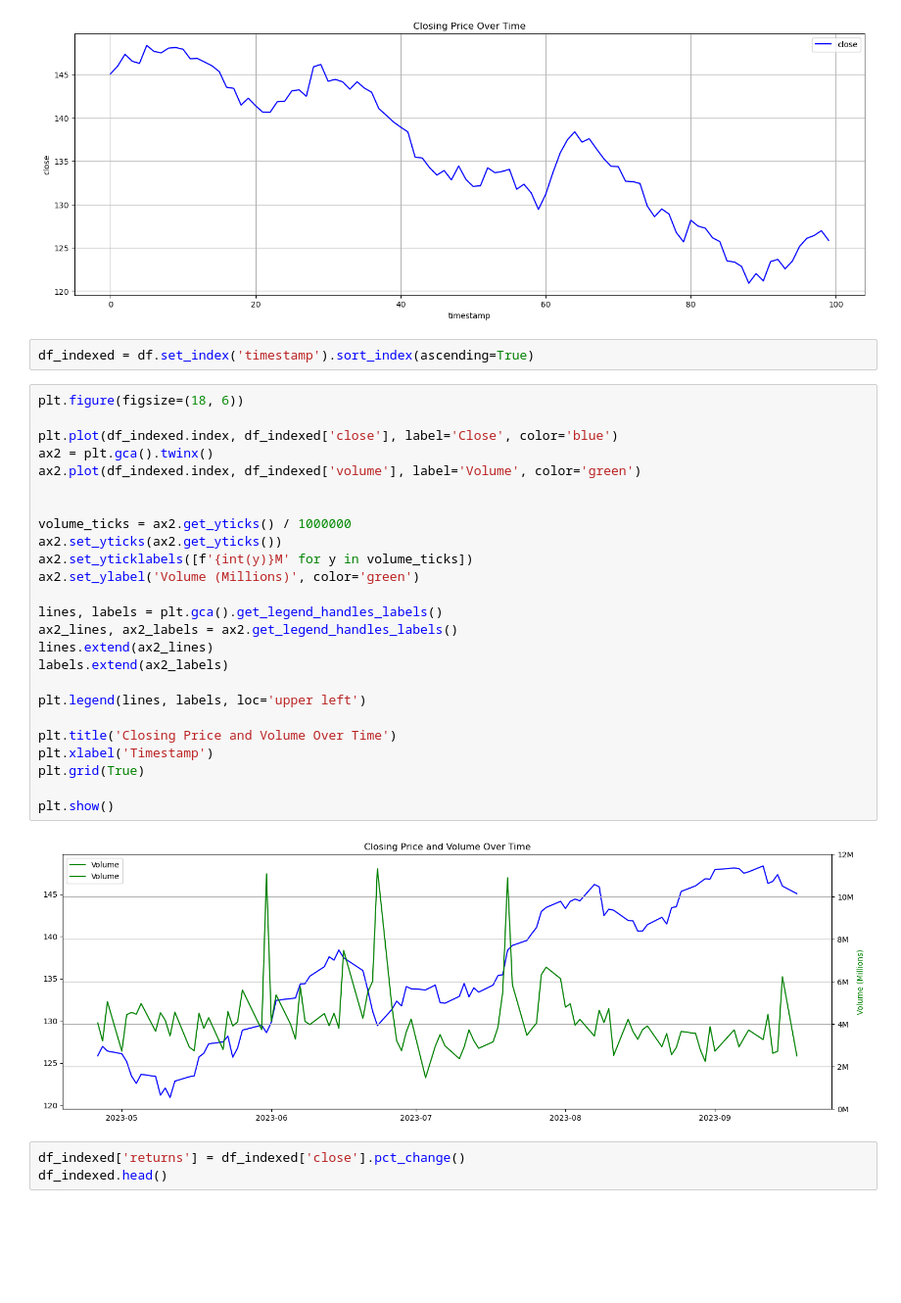
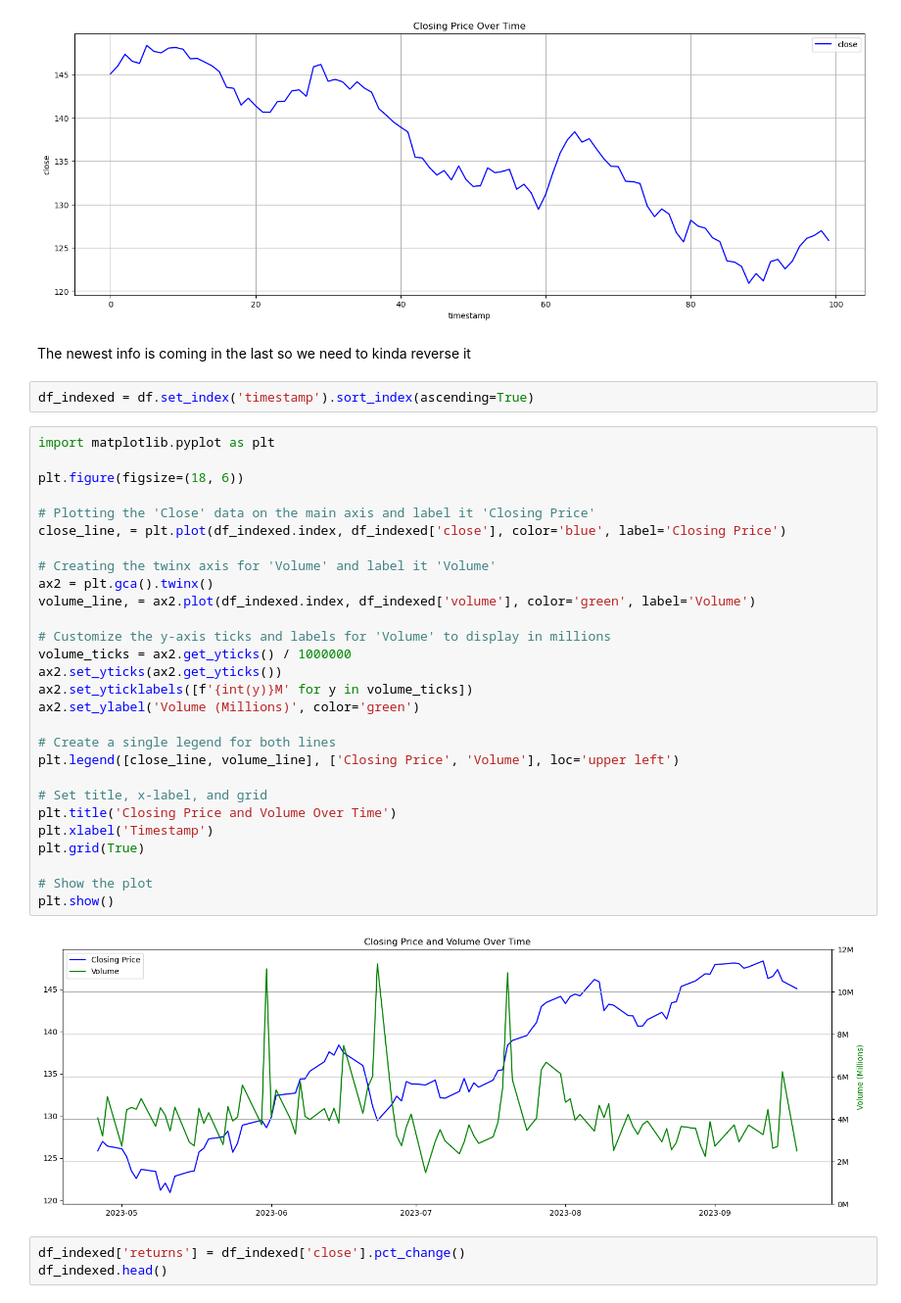
Before and after one commit to peekknuf/finance, a Jupyter notebook: IBM_analysis.ipynb, the cells around one changed output. Shown at 98% size. Cells and saved outputs as stored; diff of their text form; blank space fills up the shorter version.

```diff
--- a/IBM_analysis.ipynb
+++ b/IBM_analysis.ipynb
@@ -41,35 +41,40 @@ plt.grid(True)
 plt.show()
 # %% [output]
 [figure]
+# %% [markdown]
+The newest info is coming in the last so we need to kinda reverse it
 # %%
 df_indexed = df.set_index('timestamp').sort_index(ascending=True)
 # %%
+import matplotlib.pyplot as plt
+
 plt.figure(figsize=(18, 6))
 
-plt.plot(df_indexed.index, df_indexed['close'], label='Close', color='blue')
+# Plotting the 'Close' data on the main axis and label it 'Closing Price'
+close_line, = plt.plot(df_indexed.index, df_indexed['close'], color='blue', label='Closing Price')
+
+# Creating the twinx axis for 'Volume' and label it 'Volume'
 ax2 = plt.gca().twinx()
-ax2.plot(df_indexed.index, df_indexed['volume'], label='Volume', color='green')
+volume_line, = ax2.plot(df_indexed.index, df_indexed['volume'], color='green', label='Volume')
 
-
+# Customize the y-axis ticks and labels for 'Volume' to display in millions
 volume_ticks = ax2.get_yticks() / 1000000
 ax2.set_yticks(ax2.get_yticks())
 ax2.set_yticklabels([f'{int(y)}M' for y in volume_ticks])
 ax2.set_ylabel('Volume (Millions)', color='green')
 
-lines, labels = plt.gca().get_legend_handles_labels()
-ax2_lines, ax2_labels = ax2.get_legend_handles_labels()
-lines.extend(ax2_lines)
-labels.extend(ax2_labels)
+# Create a single legend for both lines
+plt.legend([close_line, volume_line], ['Closing Price', 'Volume'], loc='upper left')
 
-plt.legend(lines, labels, loc='upper left')
-
+# Set title, x-label, and grid
 plt.title('Closing Price and Volume Over Time')
 plt.xlabel('Timestamp')
 plt.grid(True)
 
+# Show the plot
 plt.show()
 # %% [output]
-[figure, old version]
+[figure, new version]
 # %%
 df_indexed['returns'] = df_indexed['close'].pct_change()
 df_indexed.head()
```
Also changed, not shown: parts of 1 cell of this notebook.
